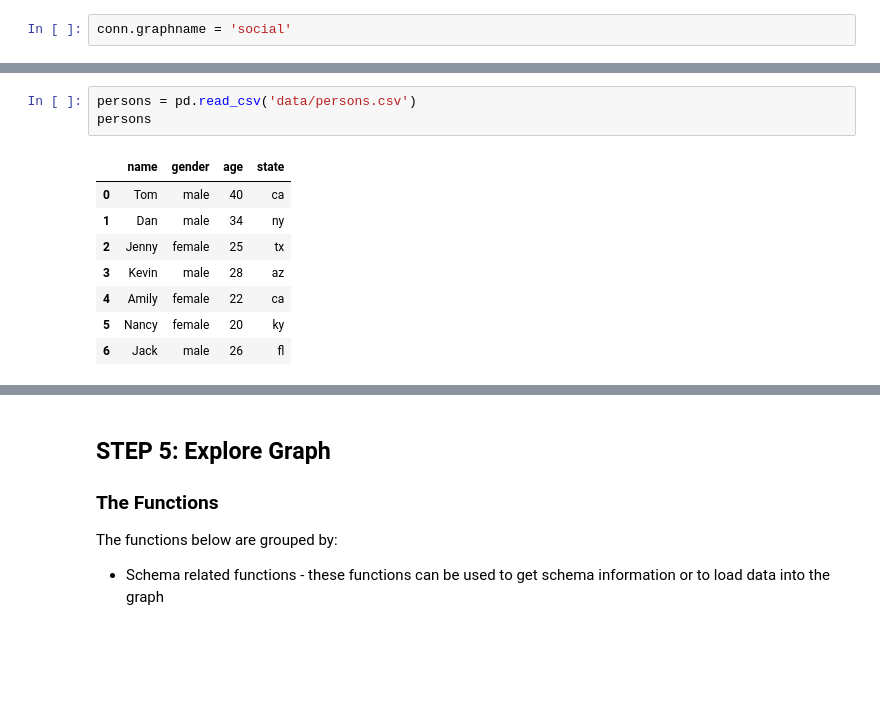
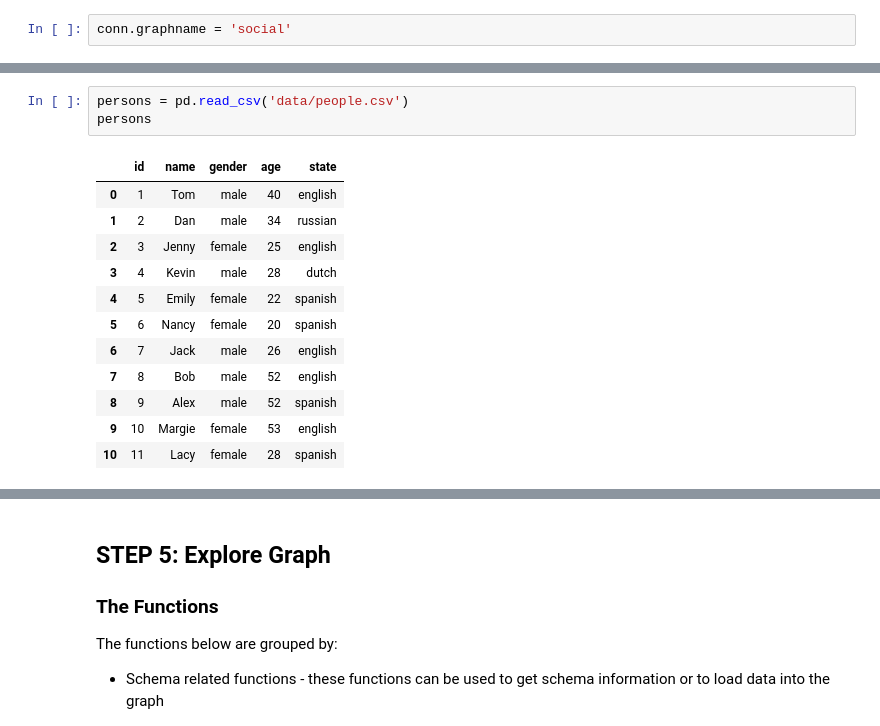
Before and after one commit to ainfanzon/TG-jupyter-101, a Jupyter notebook: tg_jupyter_101.ipynb, the cells around one changed output, grey strips where cells are left out. Saved outputs shown, nothing was run; the diff lists cells and outputs as text; blank space fills up the shorter version.

```diff
--- a/tg_jupyter_101.ipynb
+++ b/tg_jupyter_101.ipynb
@@ -101,17 +124,21 @@ conn.graphname = 'social'
 </span>
 </div>
 # %%
-persons = pd.read_csv('data/persons.csv')
+persons = pd.read_csv('data/people.csv')
 persons
 # %% [output]
-|  | name | gender | age | state |
-| 0 | Tom | male | 40 | ca |
-| 1 | Dan | male | 34 | ny |
-| 2 | Jenny | female | 25 | tx |
-| 3 | Kevin | male | 28 | az |
-| 4 | Amily | female | 22 | ca |
-| 5 | Nancy | female | 20 | ky |
-| 6 | Jack | male | 26 | fl |
+|  | id | name | gender | age | state |
+| 0 | 1 | Tom | male | 40 | english |
+| 1 | 2 | Dan | male | 34 | russian |
+| 2 | 3 | Jenny | female | 25 | english |
+| 3 | 4 | Kevin | male | 28 | dutch |
+| 4 | 5 | Emily | female | 22 | spanish |
+| 5 | 6 | Nancy | female | 20 | spanish |
+| 6 | 7 | Jack | male | 26 | english |
+| 7 | 8 | Bob | male | 52 | english |
+| 8 | 9 | Alex | male | 52 | spanish |
+| 9 | 10 | Margie | female | 53 | english |
+| 10 | 11 | Lacy | female | 28 | spanish |
 # %%
 friendships = pd.read_csv('./data/friendships.csv')
 friendships
```
Also changed, not shown: parts of 20 cells of this notebook.
